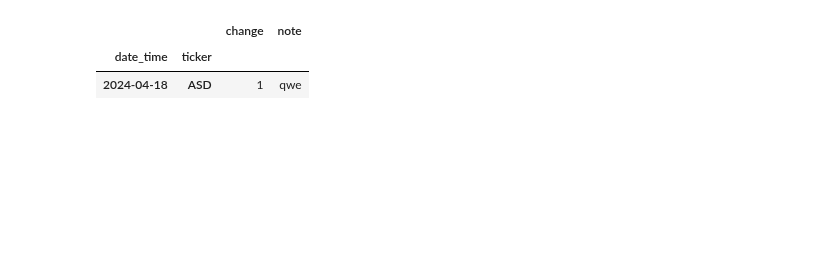
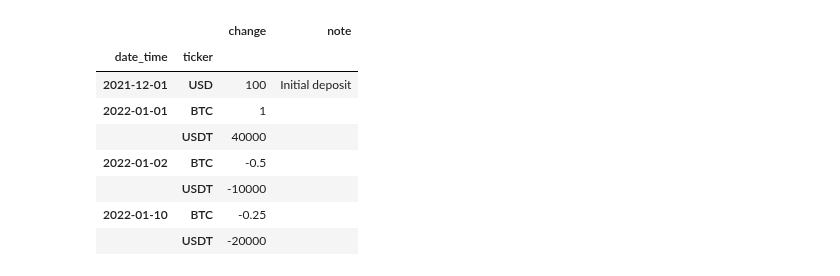
Before and after one commit to ArtemChemist/crypto, a Jupyter notebook: test.ipynb, the cells around one changed output. Saved outputs shown, nothing was run; the diff lists cells and outputs as text; code cells hidden in the pictures; blank space fills up the shorter version.

```diff
--- a/test.ipynb
+++ b/test.ipynb
@@ -101,7 +99,19 @@ my_portfolio.do_transaction(ticker='USDT', qty=40000, transaction_date=date.from
-# %%
-
-transactions
-# %% [output]
-|  |  | change | note |
-| date_time | ticker |  |  |
-| 2024-04-18 | ASD | 1 | qwe |
+# %%
+my_portfolio = Portfolio(origination_date=date.fromisoformat('2021-12-01'), initial_deposit=100)
+my_portfolio.update_transactions(ticker='BTC', qty=1, transaction_date=date.fromisoformat('2022-01-01'))
+my_portfolio.update_transactions(ticker='USDT', qty=40000, transaction_date=date.fromisoformat('2022-01-01'))
+my_portfolio.update_transactions(ticker='BTC', qty=-0.5, transaction_date=date.fromisoformat('2022-01-02'))
+my_portfolio.update_transactions(ticker='USDT', qty=-10000, transaction_date=date.fromisoformat('2022-01-02'))
+my_portfolio.update_transactions(ticker='BTC', qty=-0.25, transaction_date=date.fromisoformat('2022-01-10'))
+my_portfolio.update_transactions(ticker='USDT', qty=-20000, transaction_date=date.fromisoformat('2022-01-10'))
+my_portfolio.transactions
+# %% [output]
+|  |  | change | note |
+| date_time | ticker |  |  |
+| 2021-12-01 | USD | 100 | Initial deposit |
+| 2022-01-01 | BTC | 1 |  |
+|  | USDT | 40000 |  |
+| 2022-01-02 | BTC | -0.5 |  |
+|  | USDT | -10000 |  |
+| 2022-01-10 | BTC | -0.25 |  |
+|  | USDT | -20000 |  |
```
Also changed, not shown: parts of 4 cells of this notebook, 2 other files.
